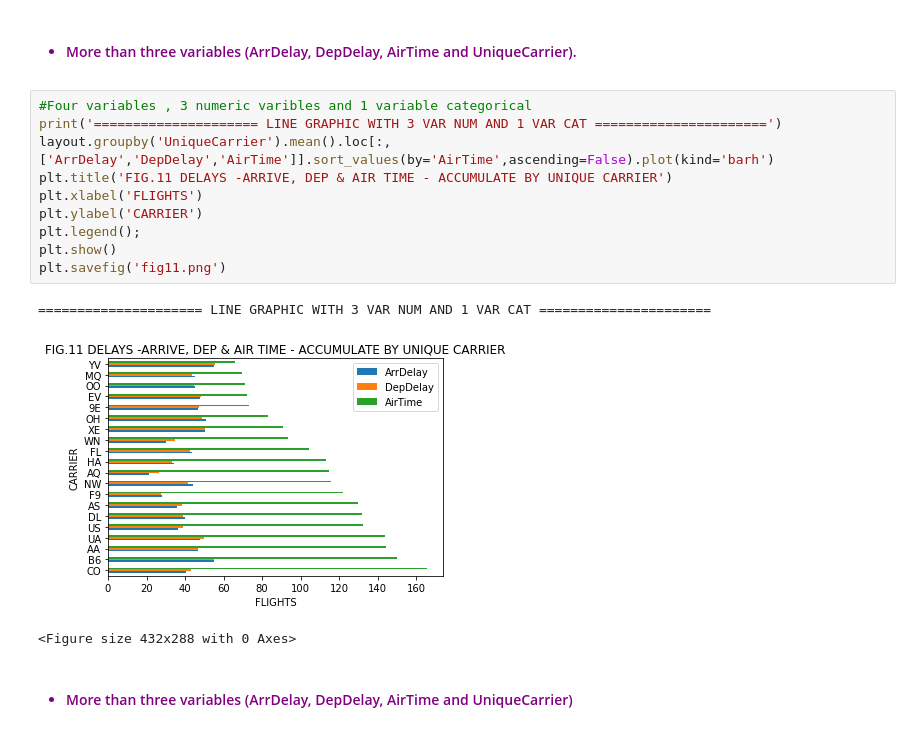
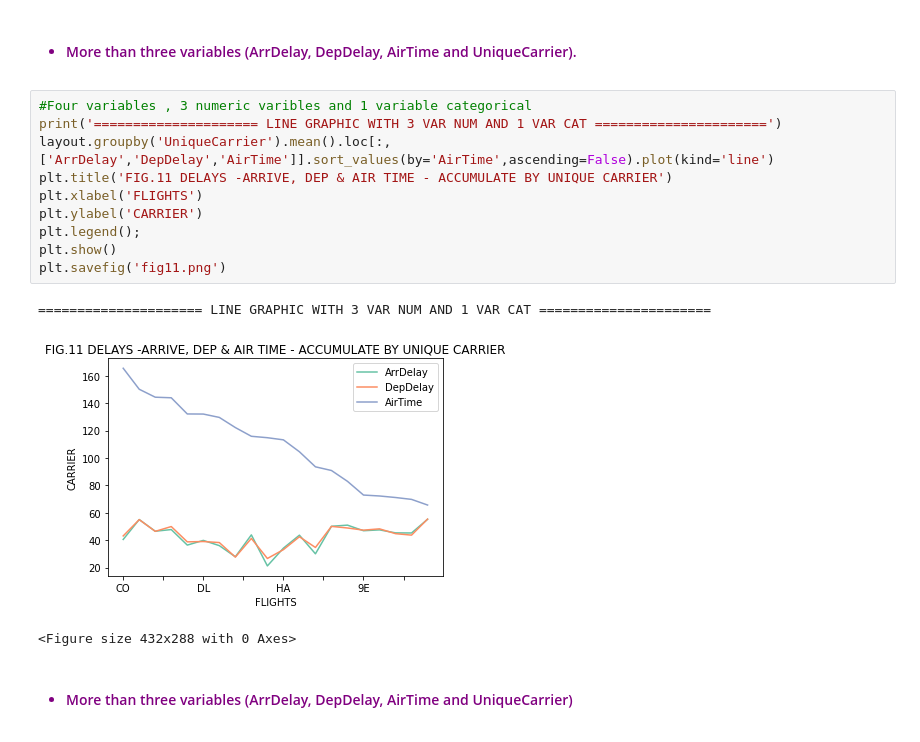
Before and after one commit to elizage/Eli-G, a Jupyter notebook: S04_T01.ipynb, the cells around one changed output. Saved outputs shown, nothing was run; the diff lists cells and outputs as text.

```diff
--- a/S04_T01.ipynb
+++ b/S04_T01.ipynb
@@ -283,16 +261,16 @@ plt.savefig('fig10.png')
 # %%
 #Four variables , 3 numeric varibles and 1 variable categorical
 print('===================== LINE GRAPHIC WITH 3 VAR NUM AND 1 VAR CAT ======================')
-layout.groupby('UniqueCarrier').mean().loc[:,['ArrDelay','DepDelay','AirTime']].sort_values(by='AirTime',ascending=False).plot(kind='barh')
+layout.groupby('UniqueCarrier').mean().loc[:,['ArrDelay','DepDelay','AirTime']].sort_values(by='AirTime',ascending=False).plot(kind='line')
 plt.title('FIG.11 DELAYS -ARRIVE, DEP & AIR TIME - ACCUMULATE BY UNIQUE CARRIER')
 plt.xlabel('FLIGHTS')
 plt.ylabel('CARRIER')
 plt.legend();
 plt.show()
 plt.savefig('fig11.png')
 # %% [output]
 ===================== LINE GRAPHIC WITH 3 VAR NUM AND 1 VAR CAT ======================
-[figure, old version]
+[figure, new version]
 <Figure size 432x288 with 0 Axes>
 # %% [markdown]
 <span style='color:purple'>
```
Also changed, not shown: parts of 28 cells of this notebook.
